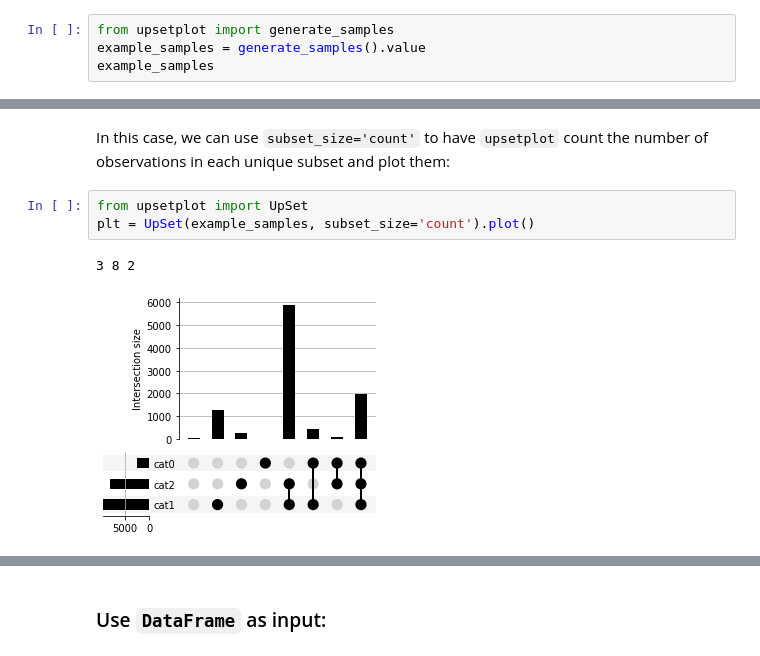
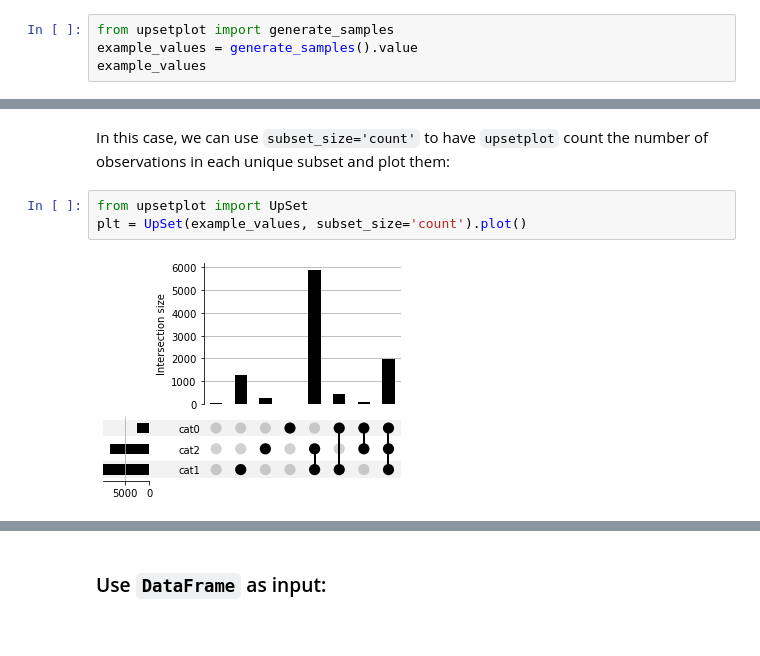
Before and after one commit to jnothman/UpSetPlot, a Jupyter notebook: doc/formats.ipynb, the cells around one changed output, grey strips where cells are left out. Cells and saved outputs as stored; diff of their text form.

```diff
--- a/doc/formats.ipynb
+++ b/doc/formats.ipynb
@@ -35,8 +63,8 @@ plt = UpSet(example_counts).plot()
 Alternatively, we can supply a `Series` with each observation in a row:
 # %%
 from upsetplot import generate_samples
-example_samples = generate_samples().value
-example_samples
+example_values = generate_samples().value
+example_values
 # %% [output]
 cat0   cat1   cat2
 False  True   True    1.652317
@@ -55,7 +83,6 @@ Name: value, Length: 10000, dtype: float64
 In this case, we can use `subset_size='count'` to have `upsetplot` count the number of observations in each unique subset and plot them:
 # %%
 from upsetplot import UpSet
-plt = UpSet(example_samples, subset_size='count').plot()
+plt = UpSet(example_values, subset_size='count').plot()
 # %% [output]
-3 8 2
-[figure, old version]
+[figure, new version]
```
Also changed, not shown: parts of 44 cells of this notebook, 4 other files.
